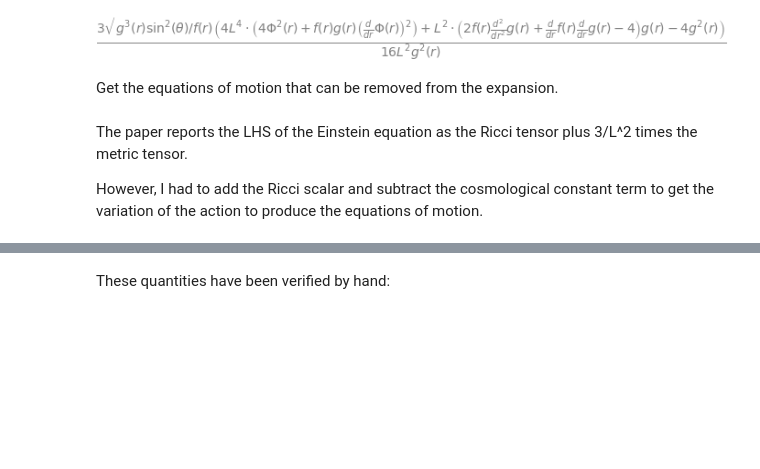
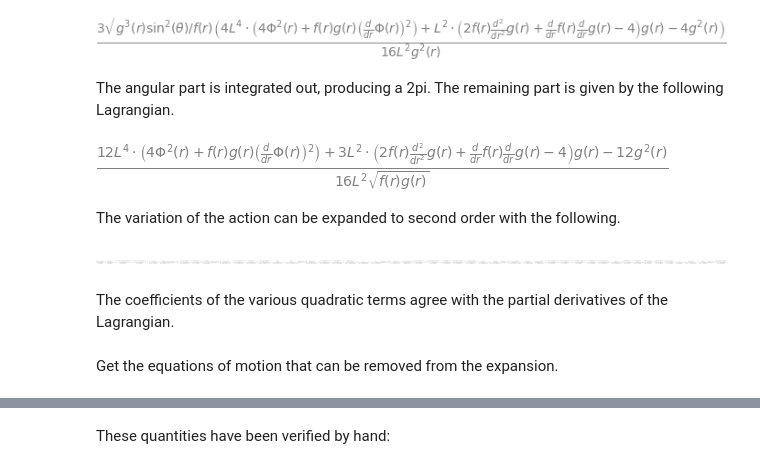
Before and after one commit to jchryssanthacopoulos/wormholes, a Jupyter notebook: einstein_maxwell_ads4_scalar_perturb.ipynb, the cells around one changed output, grey strips where cells are left out. Saved outputs shown, nothing was run; the diff lists cells and outputs as text; code cells hidden in the pictures; blank space fills up the shorter version.

Commit message:
Compute second-order action using Lagrangian second derivatives

```diff
--- a/einstein_maxwell_ads4_scalar_perturb.ipynb
+++ b/einstein_maxwell_ads4_scalar_perturb.ipynb
@@ -102,2 +102,16 @@ on_shell_action_integrand.simplify()
 # %% [output]
 [figure]
+# %% [markdown]
+The angular part is integrated out, producing a 2pi. The remaining part is given by the following Lagrangian.
+# %%
+df = sympy.diff(f, r)
+dg = sympy.diff(g, r)
+dPhi = sympy.diff(Phi, r)
+ddg = sympy.diff(dg, r)
+# %%
+lagrangian = 3 * (4 * L ** 4 * (4 * Phi ** 2 + f * g * dPhi ** 2) + L ** 2 * g * (2 * f * ddg + df * dg - 4) - 4 * g ** 2) / (16 * L ** 2 * sympy.sqrt(f * g))
+lagrangian
+# %% [output]
+[figure, added]
+# %% [markdown]
+The variation of the action can be expanded to second order with the following.
@@ -104,10 +123,14 @@ on_shell_action_integrand.simplify()
+# %%
+dS = lagrangian.subs({f: f + eps * delta_f, g: g + eps * delta_g, Phi: Phi + eps * delta_Phi}) - lagrangian
+Sfdf = dS.series(eps, n=3).removeO().subs(eps, 1)
+Sfdf = sympy.collect(sympy.expand(Sfdf), [delta_g, delta_f, delta_Phi])
+Sfdf
+# %% [output]
+[figure, added]
+# %% [markdown]
+The coefficients of the various quadratic terms agree with the partial derivatives of the Lagrangian.
 # %% [markdown]
 Get the equations of motion that can be removed from the expansion.
-# %% [markdown]
-The paper reports the LHS of the Einstein equation as the Ricci tensor plus 3/L^2 times the metric tensor.
-
-However, I had to add the Ricci scalar and subtract the cosmological constant term to get the variation of the action to
-produce the equations of motion.
 # %%
 metric_array = sympy.MutableDenseNDimArray(list2d)
 einstein_tensor = sympy.simplify(
```
Also changed, not shown: parts of 16 cells of this notebook, 1 other file.
